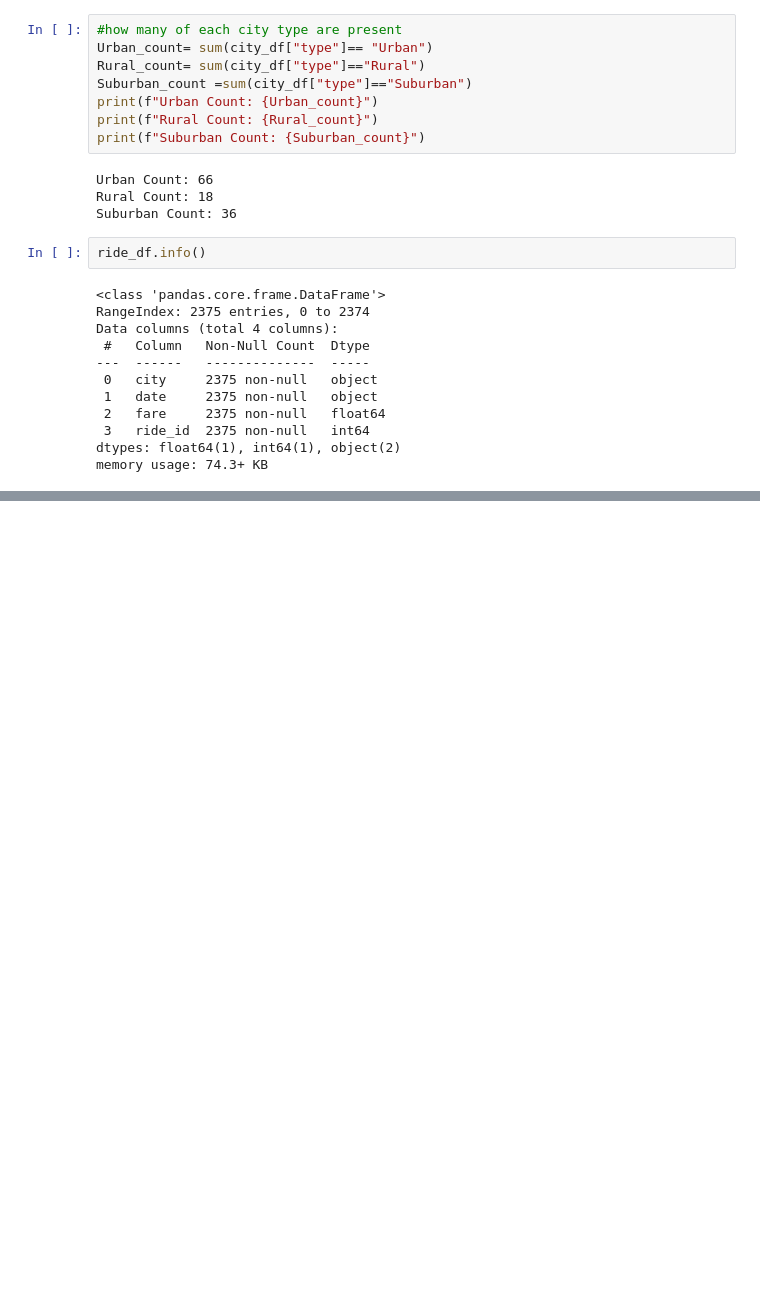
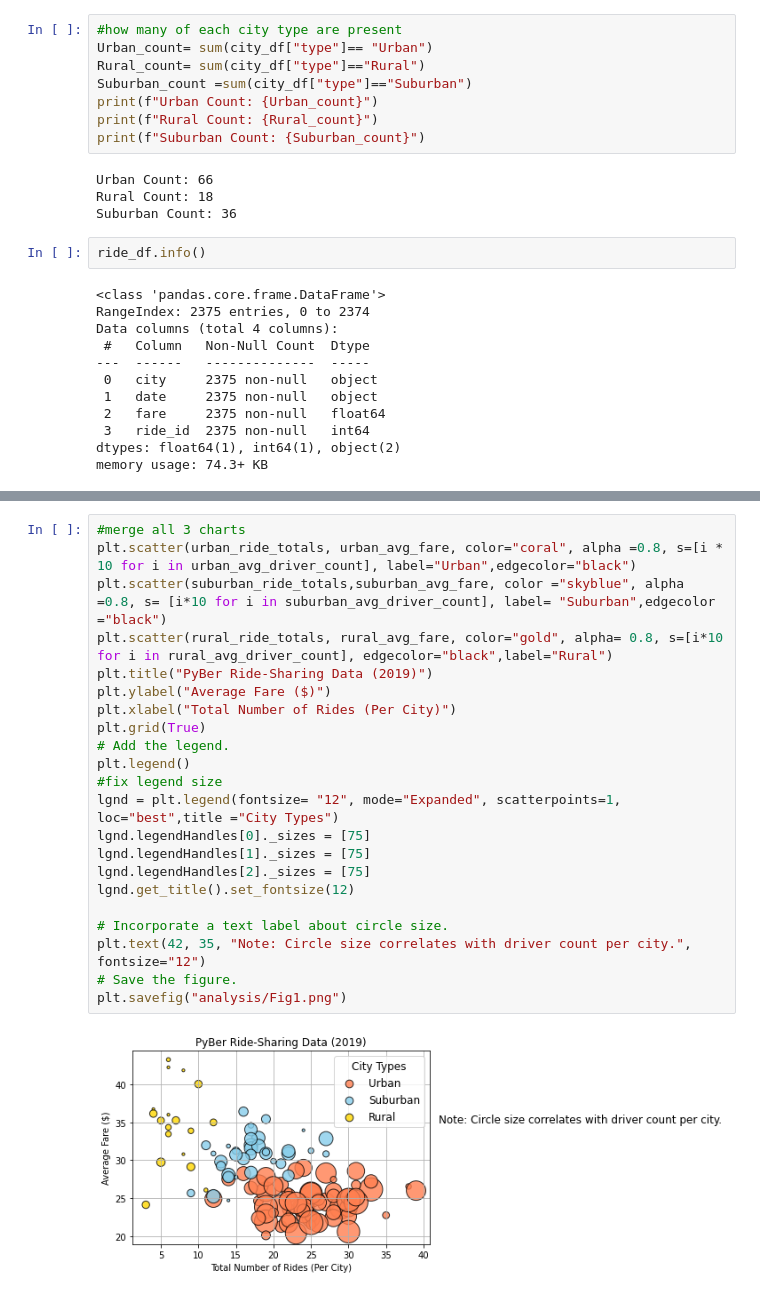
Before and after one commit to MCRobish/PyBer_Analysis, a Jupyter notebook: PyBer.ipynb, the cells around one changed output, grey strips where cells are left out. Saved outputs shown, nothing was run; the diff lists cells and outputs as text; blank space fills up the shorter version.

```diff
--- a/PyBer.ipynb
+++ b/PyBer.ipynb
@@ -80,0 +237,24 @@ cityrides_df.head()
+# %%
+#merge all 3 charts
+plt.scatter(urban_ride_totals, urban_avg_fare, color="coral", alpha =0.8, s=[i * 10 for i in urban_avg_driver_count], label="Urban",edgecolor="black")
+plt.scatter(suburban_ride_totals,suburban_avg_fare, color ="skyblue", alpha =0.8, s= [i*10 for i in suburban_avg_driver_count], label= "Suburban",edgecolor ="black")
+plt.scatter(rural_ride_totals, rural_avg_fare, color="gold", alpha= 0.8, s=[i*10 for i in rural_avg_driver_count], edgecolor="black",label="Rural")
+plt.title("PyBer Ride-Sharing Data (2019)")
+plt.ylabel("Average Fare ($)")
+plt.xlabel("Total Number of Rides (Per City)")
+plt.grid(True)
+# Add the legend.
+plt.legend()
+#fix legend size
+lgnd = plt.legend(fontsize= "12", mode="Expanded", scatterpoints=1, loc="best",title ="City Types")
+lgnd.legendHandles[0]._sizes = [75]
+lgnd.legendHandles[1]._sizes = [75]
+lgnd.legendHandles[2]._sizes = [75]
+lgnd.get_title().set_fontsize(12)
+
+# Incorporate a text label about circle size.
+plt.text(42, 35, "Note: Circle size correlates with driver count per city.", fontsize="12")
+# Save the figure.
+plt.savefig("analysis/Fig1.png")
+# %% [output]
+[figure, added]
```
Also changed, not shown: parts of 8 cells of this notebook.
